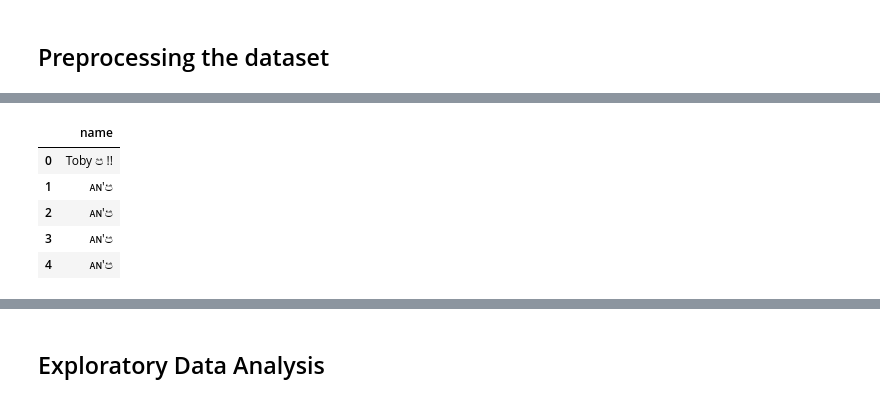
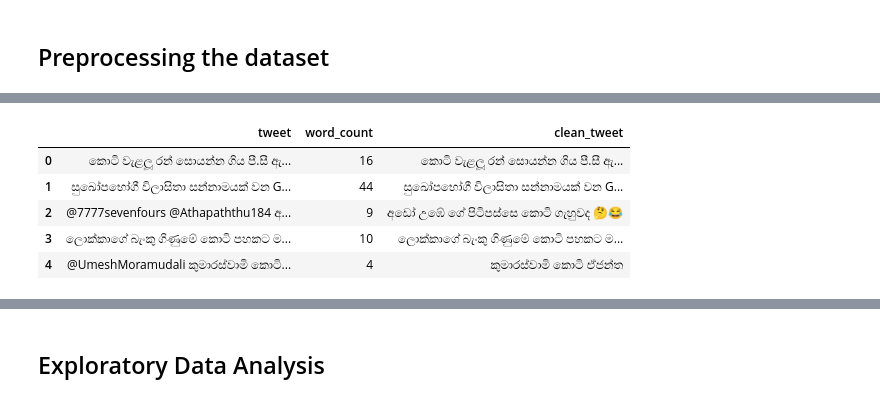
Before and after one commit to lakshitha1629/Offensive_Language_Detector, a Jupyter notebook: Preprocessing.ipynb, the cells around one changed output, grey strips where cells are left out. Cells and saved outputs as stored; diff of their text form; code cells hidden in the pictures.

```diff
--- a/Preprocessing.ipynb
+++ b/Preprocessing.ipynb
@@ -49,3 +48,0 @@ memory usage: 5.8+ KB
-# %%
-df = df[['name']]
-df.head()
@@ -58,0 +49,4 @@ df.head()
+# %%
+# Get tweet from dataframe
+df = df[['tweet']]
+df.head()
@@ -59,2 +60,10 @@ df.head()
 # %% [markdown]
 ## Preprocessing the dataset
+# %%
+# Removes duplicate and returns a copy of dataframe
+df = df.drop_duplicates()
+# %%
+# Drop Empty Rows and reset index
+df = df.dropna()
+df = df.reset_index()
+df = df.drop('index',axis=1)
@@ -68,12 +99,11 @@ def remove_pattern(input_txt, pattern):
-# %%
-df.head()
-# %% [output]
-|  | name |
-| 0 | Toby ප !! |
-| 1 | ᴀɴ'ප |
-| 2 | ᴀɴ'ප |
-| 3 | ᴀɴ'ප |
-| 4 | ᴀɴ'ප |
 # %%
 # remove twitter handles (@user)
-df['clean_word'] = np.vectorize(remove_pattern)(df['name'], "@[\w]*")
+df['clean_tweet'] = np.vectorize(remove_pattern)(df['tweet'], "@[\w]*")
+df.head()
+# %% [output]
+|  | tweet | word_count | clean_tweet |
+| 0 | කොටි වැළලූ රන් සොයන්න ගිය පී.සී ඇ... | 16 | කොටි වැළලූ රන් සොයන්න ගිය පී.සී ඇ... |
+| 1 | සුඛෝපභෝගී විලාසිතා සන්නාමයක් වන G... | 44 | සුඛෝපභෝගී විලාසිතා සන්නාමයක් වන G... |
+| 2 | @7777sevenfours @Athapaththu184 අ... | 9 | අඩෝ උඹේ ගේ පිටිපස්සෙ කොටි ගැහුවද 🤔😂 |
+| 3 | ලොක්කාගේ බැංකු ගිණුමේ කොටි පහකට ම... | 10 | ලොක්කාගේ බැංකු ගිණුමේ කොටි පහකට ම... |
+| 4 | @UmeshMoramudali කුමාරස්වාමි කොටි... | 4 | කුමාරස්වාමි කොටි ඒජන්ත |
```
Also changed, not shown: parts of 22 cells of this notebook, 5 other files.
